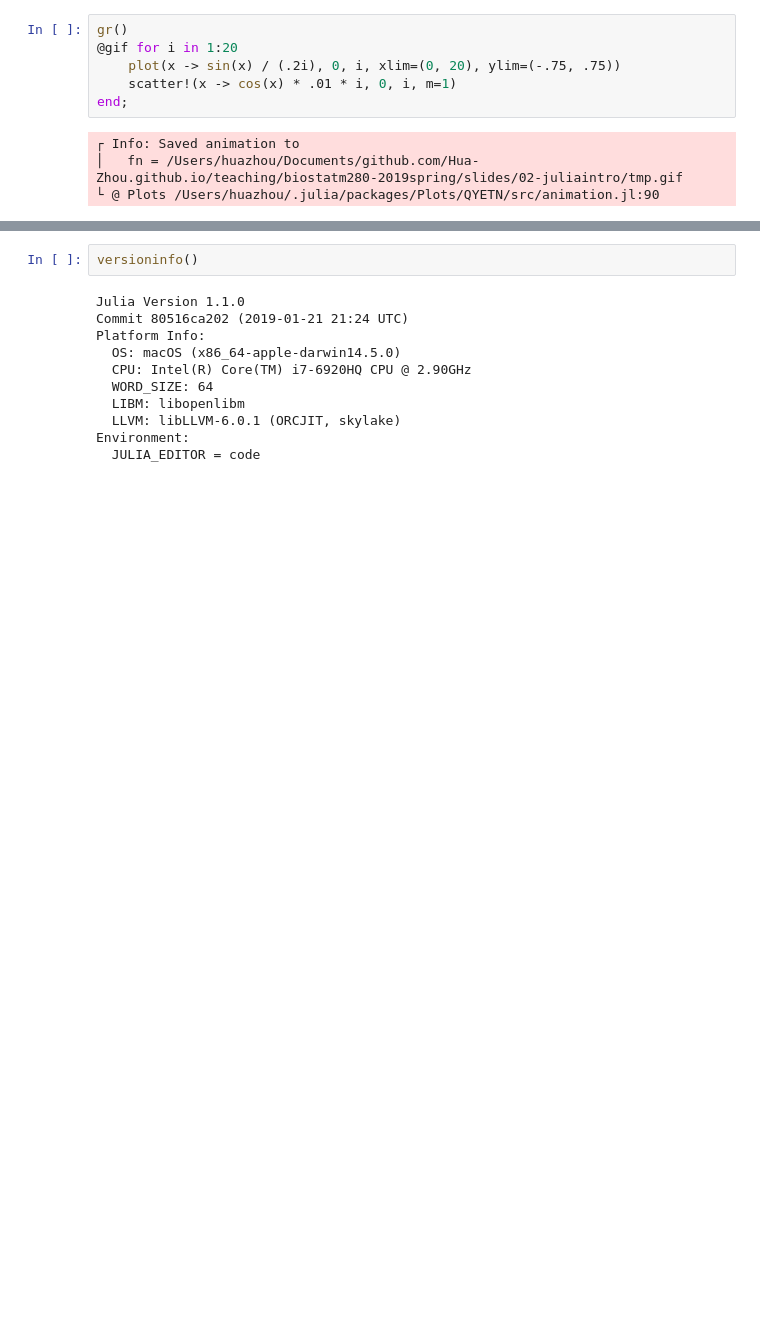
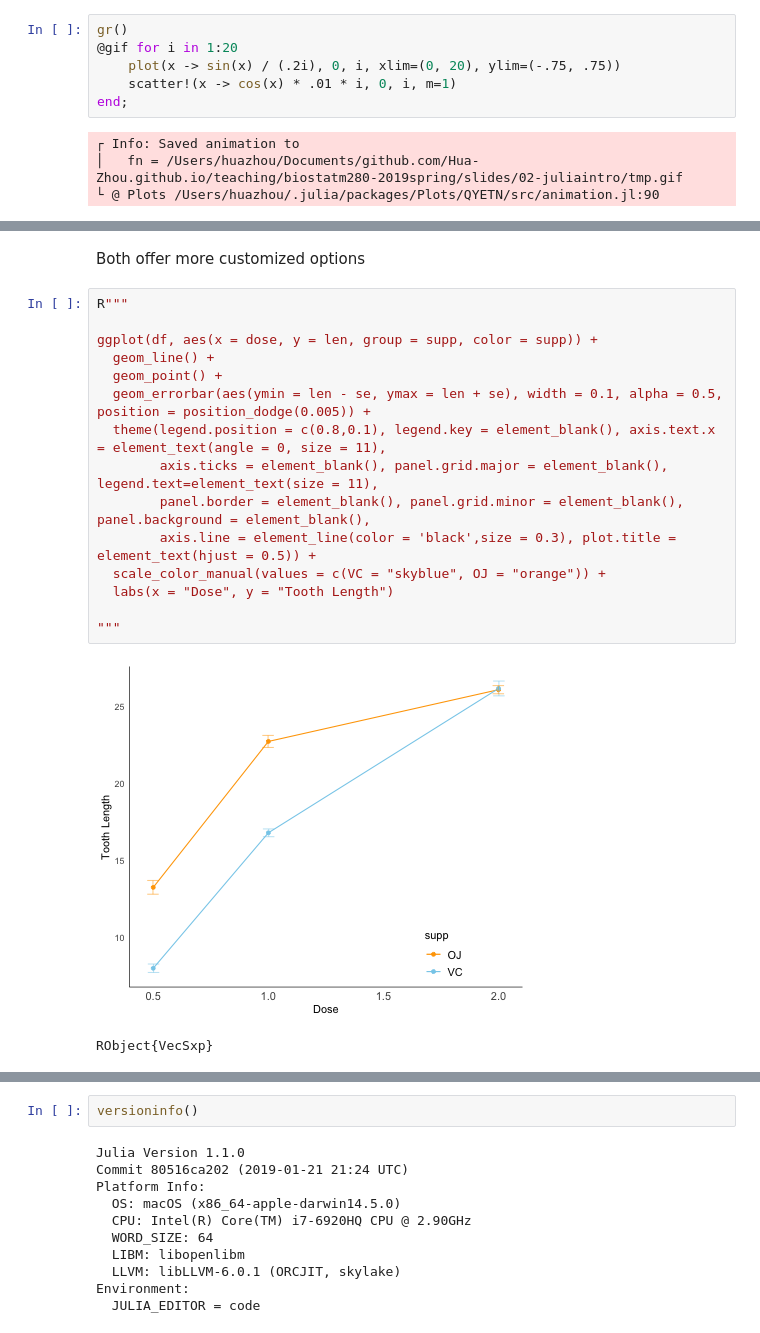
Before and after one commit to Hua-Zhou/Hua-Zhou.github.io, a Jupyter notebook: teaching/biostatm280-2019spring/slides/02-juliaintro/juliaintro.ipynb, the cells around one changed output, grey strips where cells are left out. Drawn from its saved outputs; the diff is of its cells as text; blank space fills up the shorter version.

```diff
--- a/teaching/biostatm280-2019spring/slides/02-juliaintro/juliaintro.ipynb
+++ b/teaching/biostatm280-2019spring/slides/02-juliaintro/juliaintro.ipynb
@@ -1835,0 +1897,20 @@ end;
+# %% [markdown]
+Both offer more customized options
+# %%
+R"""
+
+ggplot(df, aes(x = dose, y = len, group = supp, color = supp)) +
+  geom_line() +
+  geom_point() +
+  geom_errorbar(aes(ymin = len - se, ymax = len + se), width = 0.1, alpha = 0.5, position = position_dodge(0.005)) +
+  theme(legend.position = c(0.8,0.1), legend.key = element_blank(), axis.text.x = element_text(angle = 0, size = 11),
+        axis.ticks = element_blank(), panel.grid.major = element_blank(), legend.text=element_text(size = 11),
+        panel.border = element_blank(), panel.grid.minor = element_blank(), panel.background = element_blank(),
+        axis.line = element_line(color = 'black',size = 0.3), plot.title = element_text(hjust = 0.5)) +
+  scale_color_manual(values = c(VC = "skyblue", OJ = "orange")) +
+  labs(x = "Dose", y = "Tooth Length")
+
+"""
+# %% [output]
+[figure, added]
+RObject{VecSxp}
```
Also changed, not shown: parts of 44 cells of this notebook, 2 other files.
